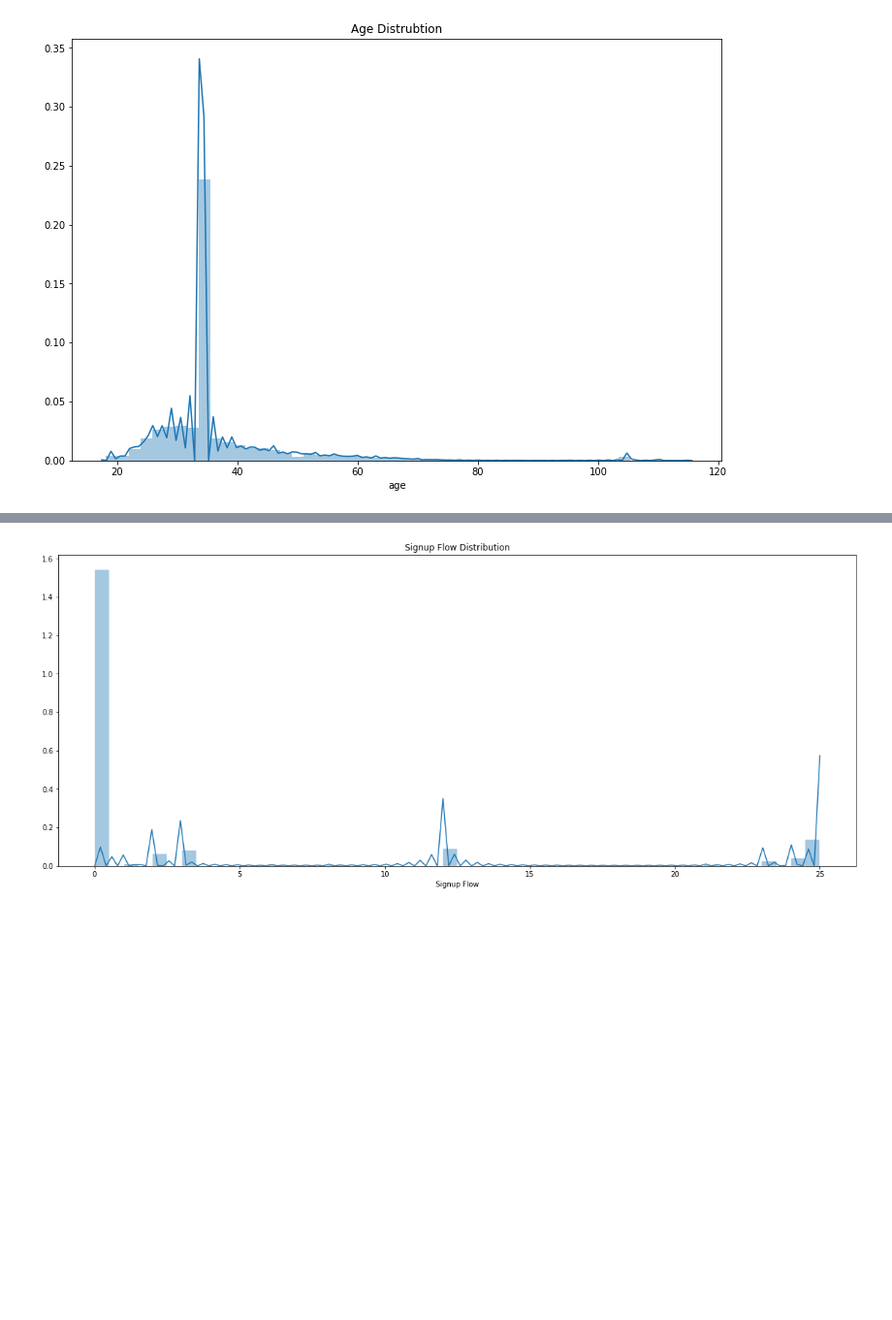
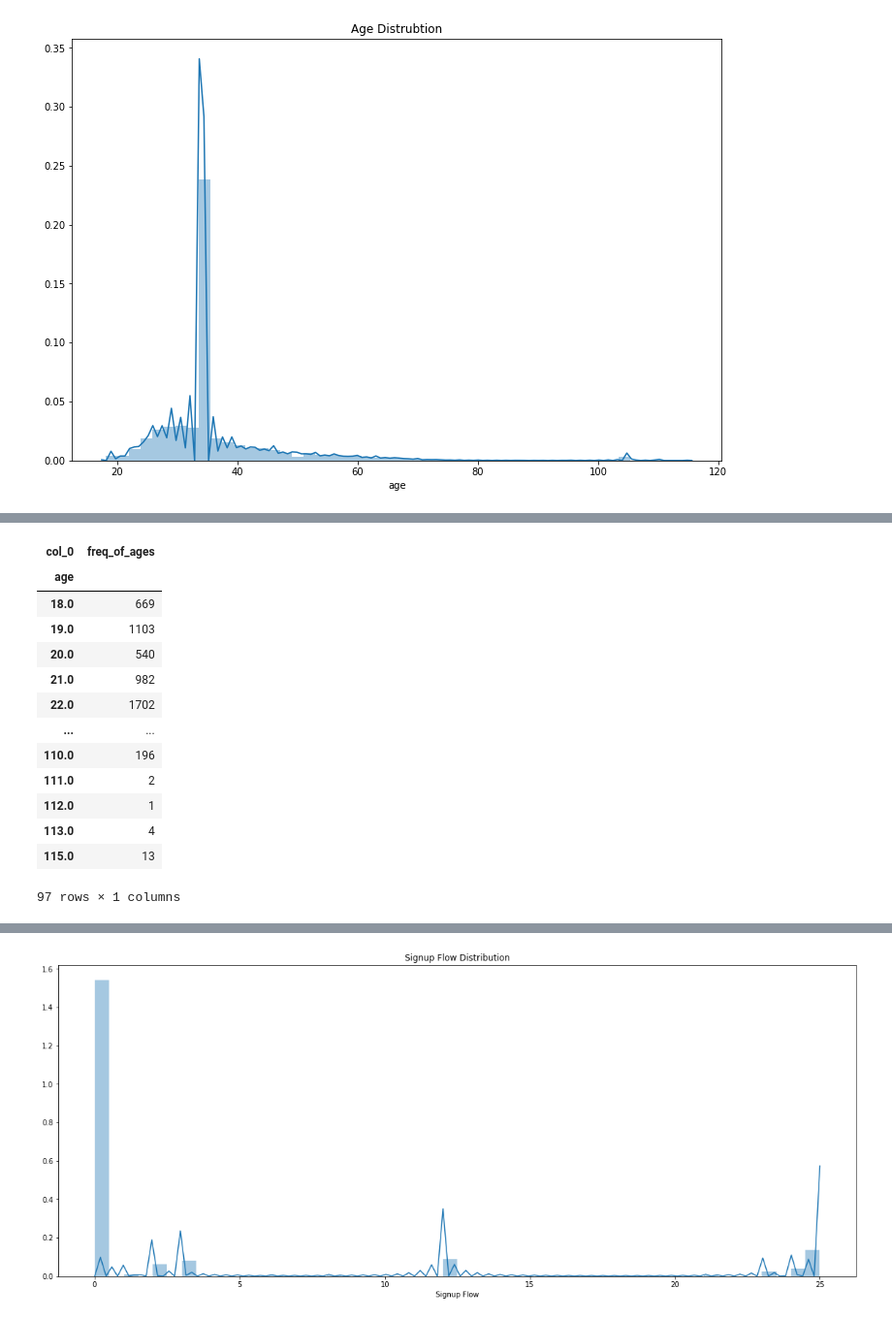
Before and after one commit to wa2eli/airbnb_new_customers, a Jupyter notebook: notebooks/4-Data Analysis.ipynb, the cells around one changed output, grey strips where cells are left out. Shown at 97% size. Saved outputs shown, nothing was run; the diff lists cells and outputs as text; code cells hidden in the pictures; blank space fills up the shorter version.

```diff
--- a/notebooks/4-Data Analysis.ipynb
+++ b/notebooks/4-Data Analysis.ipynb
@@ -51,0 +81,19 @@ plt.savefig(os.path.join(FIG_DIR, 'age_distribution_freq.png'))
+# %%
+# one way frequency table for the age column.
+freq_table = pd.crosstab(df['age'], 'freq_of_ages')
+freq_table
+# %% [output]
+| col_0 | freq_of_ages |
+| age |  |
+| 18.0 | 669 |
+| 19.0 | 1103 |
+| 20.0 | 540 |
+| 21.0 | 982 |
+| 22.0 | 1702 |
+| ... | ... |
+| 110.0 | 196 |
+| 111.0 | 2 |
+| 112.0 | 1 |
+| 113.0 | 4 |
+| 115.0 | 13 |
+97 rows × 1 columns
```
Also changed, not shown: parts of 7 cells of this notebook.
